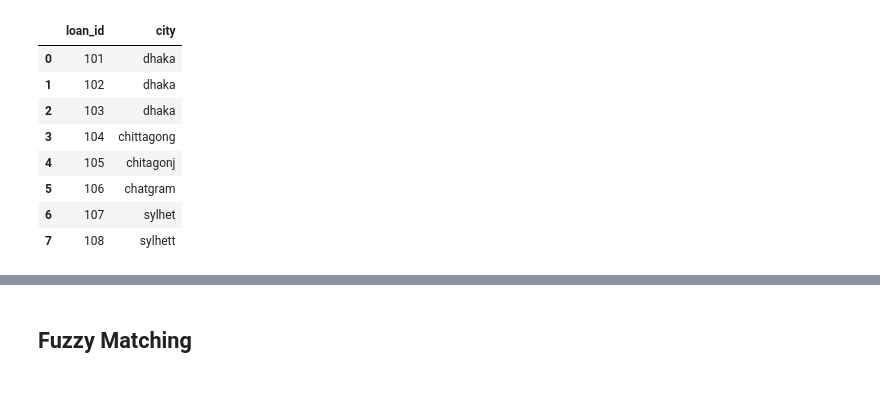
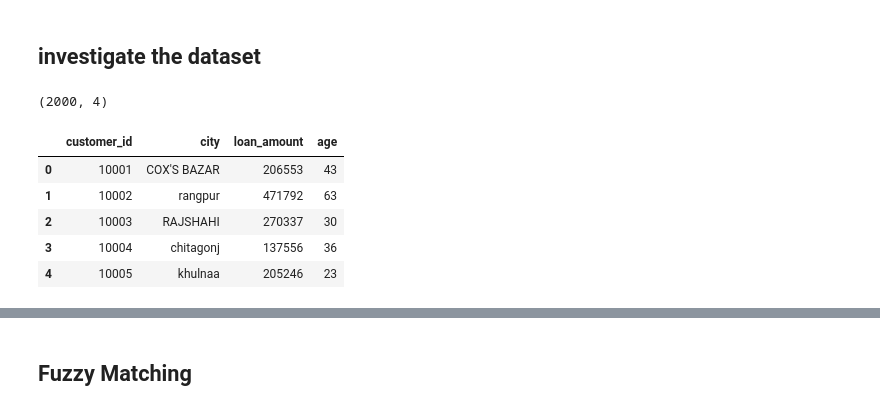
Before and after one commit to jihad-islam/Learning-ML, a Jupyter notebook: 6.Data_Cleaning/5.inconsistent_data_entry.ipynb, the cells around one changed output, grey strips where cells are left out. Saved outputs shown, nothing was run; the diff lists cells and outputs as text; code cells hidden in the pictures.

```diff
--- a/6.Data_Cleaning/5.inconsistent_data_entry.ipynb
+++ b/6.Data_Cleaning/5.inconsistent_data_entry.ipynb
@@ -54,0 +8,38 @@ array(['chatgram', 'chitagonj', 'chittagong', 'dhaka', 'sylhet',
+# %%
+canonical_cities = [
+    'dhaka',
+    'chittagong',
+    'sylhet',
+    'rajshahi',
+    'khulna',
+    'barisal',
+    'rangpur',
+    'comilla',
+    'mymensingh',
+    'coxsbazar'
+]
+
+# Realistic inconsistent entries
+city_variations = [
+    'Dhaka', 'DHAKA', ' dhaka', 'dhaka ',
+    'Chittagong', 'CHITTAGONG', ' chittagong', 'chitagonj', 'chatgram',
+    'Sylhet', 'SYLHET', ' sylhet', 'sylhett',
+    'Rajshahi', 'RAJSHAHI', ' rajshahi', 'rajshai',
+    'Khulna', 'KHULNA', ' khulna', 'khulnaa',
+    'Barisal', 'BARISAL', ' barisal', 'borishal',
+    'Rangpur', 'RANGPUR', ' rangpur', 'rangpur ',
+    'Comilla', 'COMILLA', ' comilla', 'cumilla',
+    'Mymensingh', 'MYMENSINGH', ' mymensingh', 'mymensing',
+    "Cox's Bazar", "COX'S BAZAR", " cox's bazar", 'coxsbazar'
+]
+
+n_rows = 2000
+
+df = pd.DataFrame({
+    'customer_id': np.arange(10001, 10001 + n_rows),
+    'city': np.random.choice(city_variations, size=n_rows),
+    'loan_amount': np.random.randint(10000, 500000, size=n_rows),
+    'age': np.random.randint(20, 65, size=n_rows)
+})
+
+df.head()
@@ -55,12 +53,16 @@ array(['chatgram', 'chitagonj', 'chittagong', 'dhaka', 'sylhet',
+# %% [markdown]
+## investigate the dataset
+# %%
+# amar kache 2k ta row and 4 ta column ache.
+df.shape
+# %% [output]
+(2000, 4)
 # %%
-df
+df.head()
 # %% [output]
-|  | loan_id | city |
-| 0 | 101 | dhaka |
-| 1 | 102 | dhaka |
-| 2 | 103 | dhaka |
-| 3 | 104 | chittagong |
-| 4 | 105 | chitagonj |
-| 5 | 106 | chatgram |
-| 6 | 107 | sylhet |
-| 7 | 108 | sylhett |
+|  | customer_id | city | loan_amount | age |
+| 0 | 10001 | COX'S BAZAR | 206553 | 43 |
+| 1 | 10002 | rangpur | 471792 | 63 |
+| 2 | 10003 | RAJSHAHI | 270337 | 30 |
+| 3 | 10004 | chitagonj | 137556 | 36 |
+| 4 | 10005 | khulnaa | 205246 | 23 |
```
Also changed, not shown: parts of 44 cells of this notebook, 3 other files.
